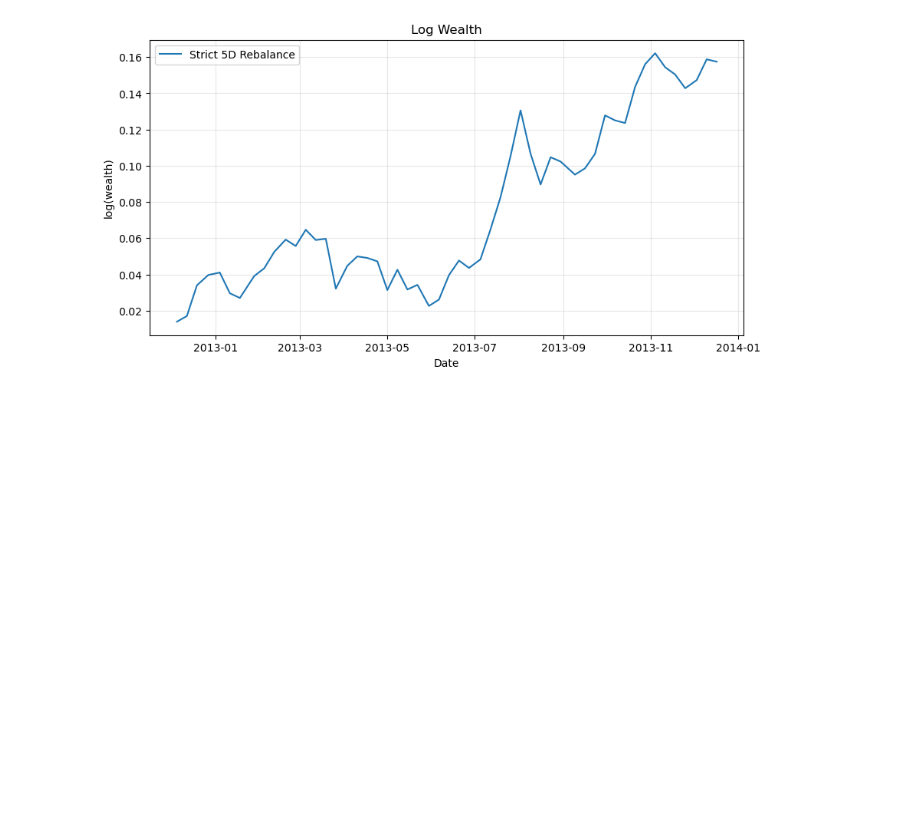
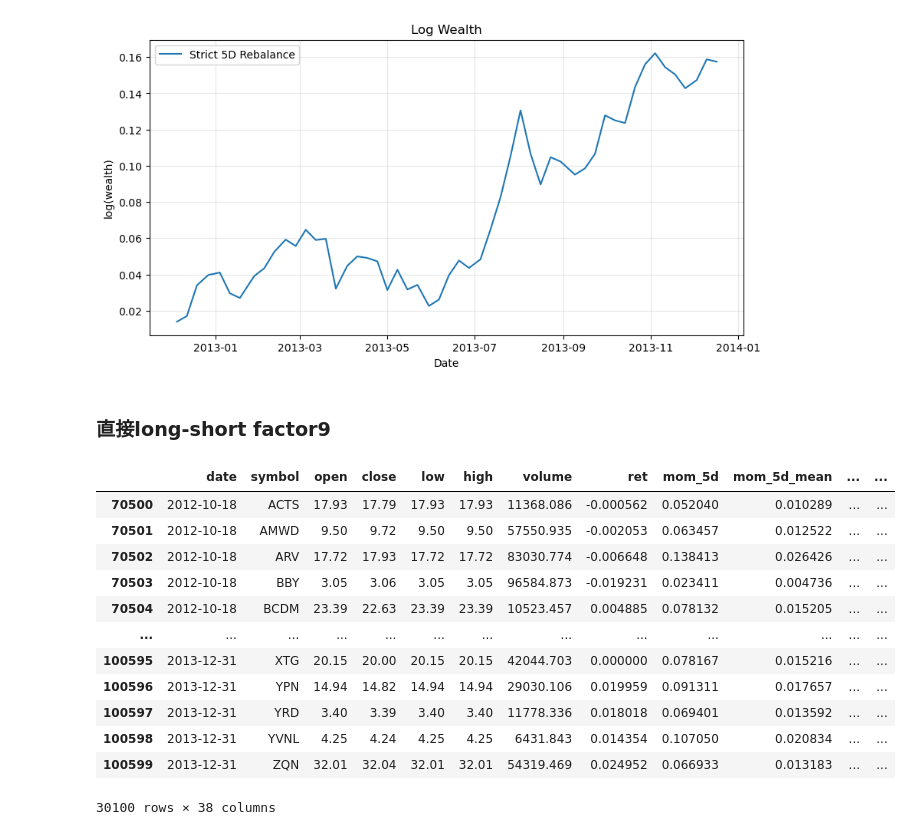
Before and after one commit to xuang774/St458, a Jupyter notebook: trading strategy.ipynb, the cells around one changed output. Drawn from its saved outputs; the diff is of its cells as text; code cells hidden in the pictures; blank space fills up the shorter version.

```diff
--- a/trading strategy.ipynb
+++ b/trading strategy.ipynb
@@ -700,0 +698,21 @@ plot_log_wealth({
+# %% [markdown]
+### 直接long-short factor9
+# %%
+date = pd.to_datetime(df_factor['date'].sort_values().unique())
+spt_idx = date[int(len(date)*0.7)]
+df_factor_test = df_factor[df_factor['date'] > spt_idx]
+df_factor_test
+# %% [output]
+|  | date | symbol | open | close | low | high | volume | ret | mom_5d | mom_5d_mean | ... | ... |
+| 70500 | 2012-10-18 | ACTS | 17.93 | 17.79 | 17.93 | 17.93 | 11368.086 | -0.000562 | 0.052040 | 0.010289 | ... | ... |
+| 70501 | 2012-10-18 | AMWD | 9.50 | 9.72 | 9.50 | 9.50 | 57550.935 | -0.002053 | 0.063457 | 0.012522 | ... | ... |
+| 70502 | 2012-10-18 | ARV | 17.72 | 17.93 | 17.72 | 17.72 | 83030.774 | -0.006648 | 0.138413 | 0.026426 | ... | ... |
+| 70503 | 2012-10-18 | BBY | 3.05 | 3.06 | 3.05 | 3.05 | 96584.873 | -0.019231 | 0.023411 | 0.004736 | ... | ... |
+| 70504 | 2012-10-18 | BCDM | 23.39 | 22.63 | 23.39 | 23.39 | 10523.457 | 0.004885 | 0.078132 | 0.015205 | ... | ... |
+| ... | ... | ... | ... | ... | ... | ... | ... | ... | ... | ... | ... | ... |
+| 100595 | 2013-12-31 | XTG | 20.15 | 20.00 | 20.15 | 20.15 | 42044.703 | 0.000000 | 0.078167 | 0.015216 | ... | ... |
+| 100596 | 2013-12-31 | YPN | 14.94 | 14.82 | 14.94 | 14.94 | 29030.106 | 0.019959 | 0.091311 | 0.017657 | ... | ... |
+| 100597 | 2013-12-31 | YRD | 3.40 | 3.39 | 3.40 | 3.40 | 11778.336 | 0.018018 | 0.069401 | 0.013592 | ... | ... |
+| 100598 | 2013-12-31 | YVNL | 4.25 | 4.24 | 4.25 | 4.25 | 6431.843 | 0.014354 | 0.107050 | 0.020834 | ... | ... |
+| 100599 | 2013-12-31 | ZQN | 32.01 | 32.04 | 32.01 | 32.01 | 54319.469 | 0.024952 | 0.066933 | 0.013183 | ... | ... |
+30100 rows × 38 columns
```
Also changed, not shown: parts of 4 cells of this notebook.
